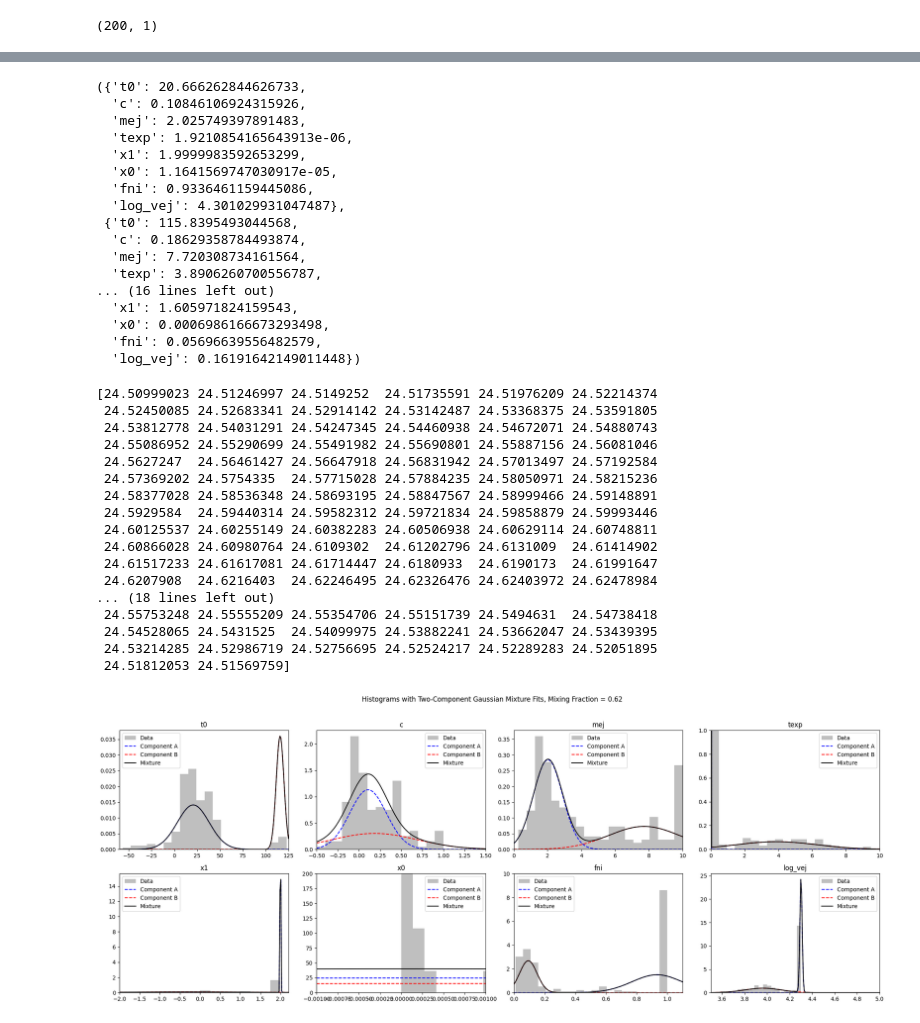
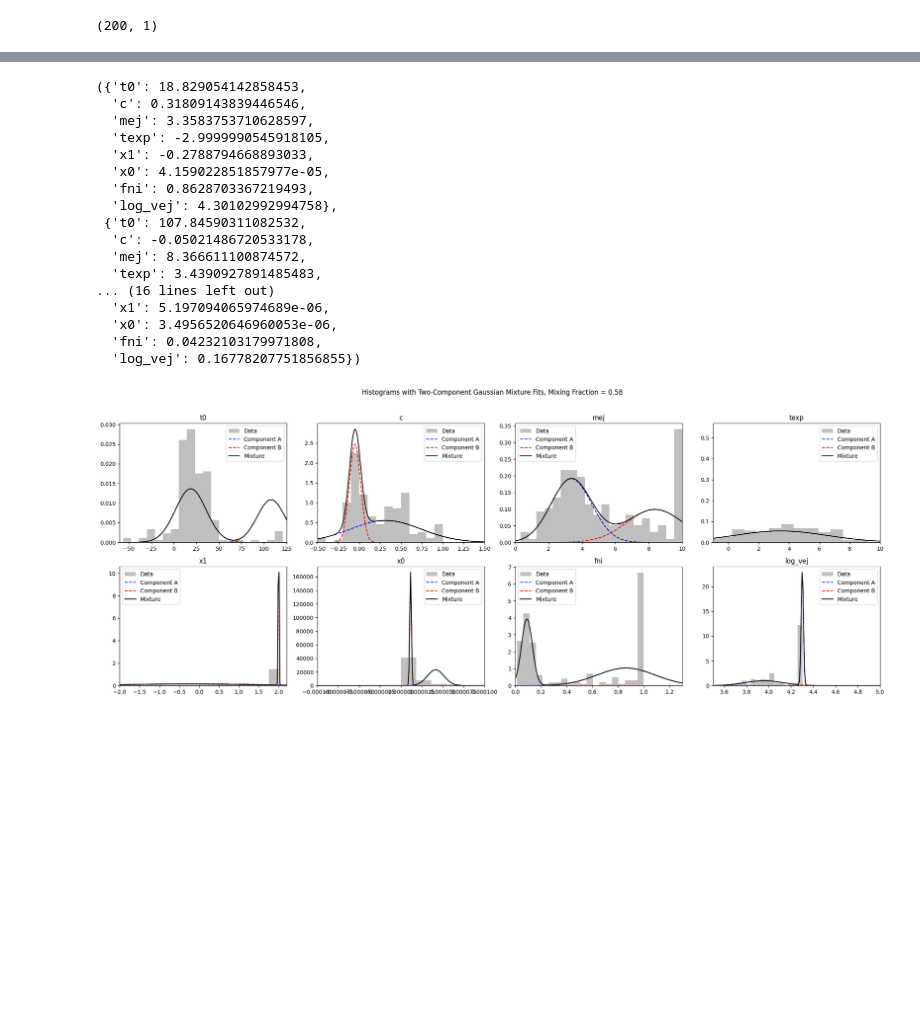
Before and after one commit to asmuzsoy/beams_ext, a Jupyter notebook: separate_parameters.ipynb, the cells around one changed output, grey strips where cells are left out. Saved outputs shown, nothing was run; the diff lists cells and outputs as text; code cells hidden in the pictures; blank space fills up the shorter version.

```diff
--- a/separate_parameters.ipynb
+++ b/separate_parameters.ipynb
@@ -225,7 +225,7 @@ class SN:
         self.ibc_fit = {key:results_dict[key] for key in self.ibc_keys[1:]}
         self.ibc_fit.update({'log_vej': np.log10(self.ibc_fit['vej'])})
 # %%
-data = np.load("fitted_sne_100_092425.npz", allow_pickle=True)
+data = np.load("fitted_sne_100_100125.npz", allow_pickle=True)
 true_ia_sne = data['ia']
 true_ibc_sne = data['ibc']
 all_sne = np.concatenate((true_ia_sne, true_ibc_sne))
@@ -522,23 +522,23 @@ plt.show()
 # %%
 mus_a, mus_b, sigmas_a, sigmas_b
 # %% [output]
-({'t0': 20.666262844626733,
-  'c': 0.10846106924315926,
-  'mej': 2.025749397891483,
-  'texp': 1.9210854165643913e-06,
-  'x1': 1.9999983592653299,
-  'x0': 1.1641569747030917e-05,
-  'fni': 0.9336461159445086,
-  'log_vej': 4.301029931047487},
- {'t0': 115.8395493044568,
-  'c': 0.18629358784493874,
-  'mej': 7.720308734161564,
-  'texp': 3.8906260700556787,
+({'t0': 18.829054142858453,
+  'c': 0.31809143839446546,
+  'mej': 3.3583753710628597,
+  'texp': -2.9999990545918105,
+  'x1': -0.2788794668893033,
+  'x0': 4.159022851857977e-05,
+  'fni': 0.8628703367219493,
+  'log_vej': 4.30102992994758},
+ {'t0': 107.84590311082532,
+  'c': -0.05021486720533178,
+  'mej': 8.366611100874572,
+  'texp': 3.4390927891485483,
 ... (16 lines left out)
-  'x1': 1.605971824159543,
-  'x0': 0.0006986166673293498,
-  'fni': 0.05696639556482579,
-  'log_vej': 0.16191642149011448})
+  'x1': 5.197094065974689e-06,
+  'x0': 3.4956520646960053e-06,
+  'fni': 0.04232103179971808,
+  'log_vej': 0.16778207751856855})
 # %%
 for n in sigmas_b.keys():
     if sigmas_b[n] <= 0.01:
@@ -547,66 +547,50 @@ for n in sigmas_b.keys():
 for n in sigmas_a.keys():
     if sigmas_a[n] <= 0.01:
         sigmas_a[n] = 0.01
+# %%
+sigmas_a['x0'] = 1e-5
+sigmas_b['x0'] = 1e-6
 # %%
 x_ranges = {
     't0': np.linspace(-60, 125, 200),
-    'x0': np.linspace(-0.001, 0.001, 200),  # Expanded range for x0
+    'x0': np.linspace(-0.0001, 0.0001, 200),  # Expanded range for x0
     'x1': np.linspace(-2, 2.2, 200),
     'c': np.linspace(-0.5, 1.5, 200),
-    'texp': np.linspace(0, 10, 200),
+    'texp': np.linspace(-1, 10, 200),
     'mej': np.linspace(0, 10, 200),
     'fni': np.linspace(0, 1.3, 200),
     'log_vej': np.linspace(3.5, 5, 200)
 }
 
 fig, axes = plt.subplots(2, 4, figsize=(20, 8))
 fig.suptitle("Histograms with Two-Component Gaussian Mixture Fits, Mixing Fraction = {:.2f}".format(alpha))
 
 for idx, param in enumerate(params_to_use):
     samples = get_param_samples(param)
     ax = axes.flat[idx]
     ax.hist(samples, bins=20, density=True, alpha=0.5, color='gray', label='Data')
     x = x_ranges[param]
     # Mixture fit
     y_a = alpha * norm.pdf(x, mus_a[param], sigmas_a[param])
     y_b = (1 - alpha) * norm.pdf(x, mus_b[param], sigmas_b[param])
     y_mix = y_a + y_b
-    if param == 'x0':
-        print(y_a)
     ax.plot(x, y_a, 'b--', label='Component A')
     ax.plot(x, y_b, 'r--', label='Component B')
     ax.plot(x, y_mix, 'k-', label='Mixture')
     ax.set_title(param)
     ax.set_xlim(x[0], x[-1])  # Ensure curves span the full x range
-    if param == 'texp':
-        ax.set_ylim(0, 1)
-    elif param == 'fni':
-        ax.set_ylim(0, 10)
-        ax.set_xlim(0, 1.1)
-    elif param == 'x0':
-        ax.set_ylim(0, 200)
-        ax.set_xlim(-0.001, 0.001)  # Expanded
+    # if param == 'texp':
+    #     ax.set_ylim(0, 1)
+    # elif param == 'fni':
+    #     ax.set_ylim(0, 10)
+    #     ax.set_xlim(0, 1.1)
+    # elif param == 'x0':
+    #     ax.set_ylim(0, 500)
+    #     ax.set_xlim(-0.001, 0.001)  # Expanded
     ax.legend()
 
 plt.tight_layout(rect=[0, 0, 1, 0.96])
 plt.show()
 # %% [output]
-[24.50999023 24.51246997 24.5149252  24.51735591 24.51976209 24.52214374
- 24.52450085 24.52683341 24.52914142 24.53142487 24.53368375 24.53591805
- 24.53812778 24.54031291 24.54247345 24.54460938 24.54672071 24.54880743
- 24.55086952 24.55290699 24.55491982 24.55690801 24.55887156 24.56081046
- 24.5627247  24.56461427 24.56647918 24.56831942 24.57013497 24.57192584
- 24.57369202 24.5754335  24.57715028 24.57884235 24.58050971 24.58215236
- 24.58377028 24.58536348 24.58693195 24.58847567 24.58999466 24.59148891
- 24.5929584  24.59440314 24.59582312 24.59721834 24.59858879 24.59993446
- 24.60125537 24.60255149 24.60382283 24.60506938 24.60629114 24.60748811
- 24.60866028 24.60980764 24.6109302  24.61202796 24.6131009  24.61414902
- 24.61517233 24.61617081 24.61714447 24.6180933  24.6190173  24.61991647
- 24.6207908  24.6216403  24.62246495 24.62326476 24.62403972 24.62478984
-... (18 lines left out)
- 24.55753248 24.55555209 24.55354706 24.55151739 24.5494631  24.54738418
- 24.54528065 24.5431525  24.54099975 24.53882241 24.53662047 24.53439395
- 24.53214285 24.52986719 24.52756695 24.52524217 24.52289283 24.52051895
- 24.51812053 24.51569759]
-[figure, old version]
+[figure, new version]
 # %%
```
Also changed, not shown: parts of 10 cells of this notebook, 1 other file.
